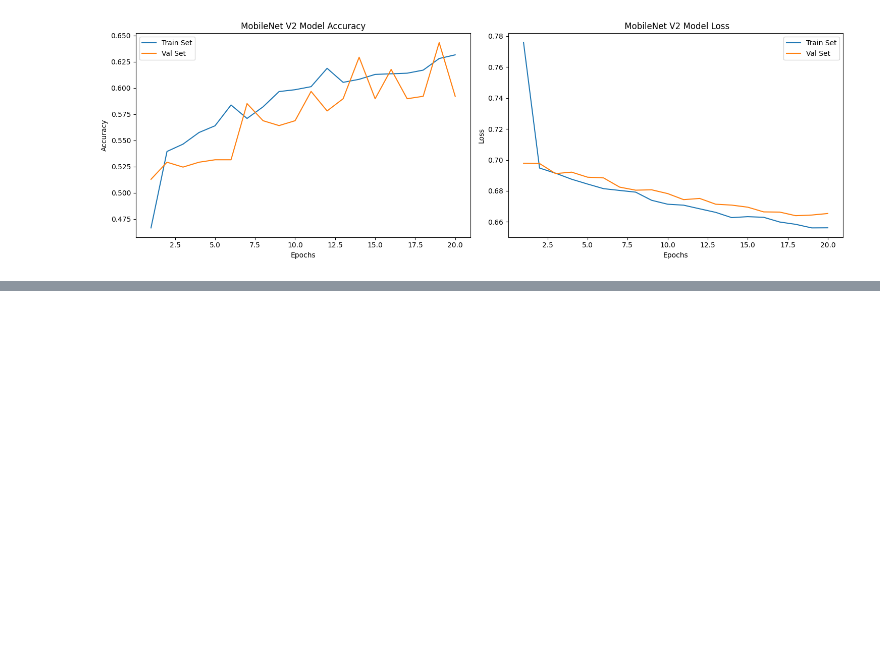
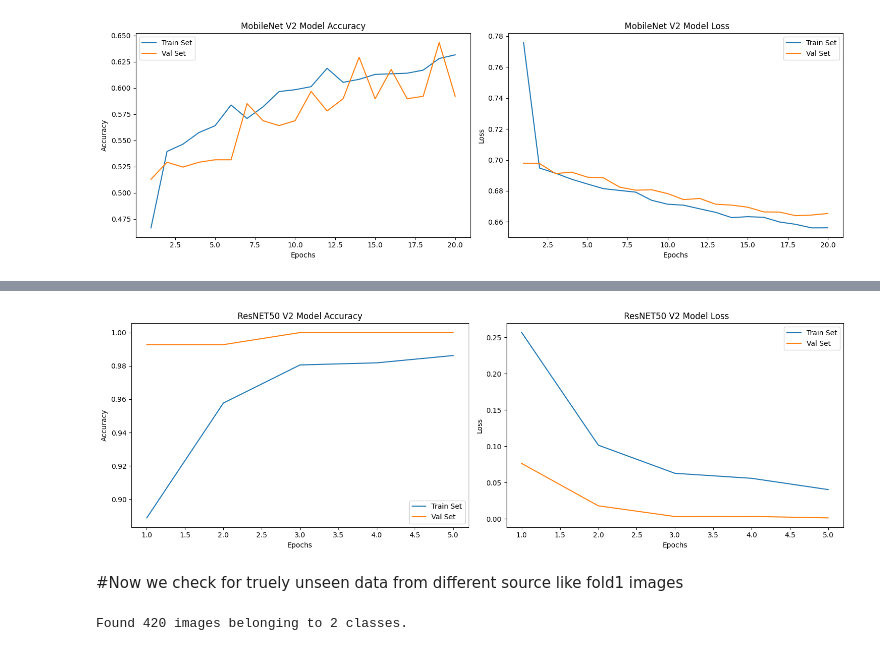
Before and after one commit to Dipu34/MonkeyPox_Prediction_CNN, a Jupyter notebook: PROJECT_MPOX.ipynb, the cells around one changed output, grey strips where cells are left out. Drawn from its saved outputs; the diff is of its cells as text; code cells hidden in the pictures; blank space fills up the shorter version.

```diff
--- a/PROJECT_MPOX.ipynb
+++ b/PROJECT_MPOX.ipynb
@@ -1083,0 +1151,11 @@ weighted avg       0.71      0.71      0.69       420
+# %%
+cb = [EarlyStopping(patience=5,monitor='val_accuracy',mode='max',restore_best_weights=True),ModelCheckpoint("ResNet50V2-01.h5",save_best_only=True)]
+# %%
+history = model.fit(
+    train_data,
+    epochs=5,
+    validation_data=valid_data,
+    callbacks=cb
+)
+
+#Since we're using flow_from_directory(), the default batch size is 32.
@@ -1083,0 +1298,39 @@ weighted avg       0.71      0.71      0.69       420
+# %%
+acc = history.history['accuracy']
+val_acc = history.history['val_accuracy']
+loss = history.history['loss']
+val_loss = history.history['val_loss']
+epochs_range = range(1, 6)
+
+plt.figure(figsize=(15,5))
+
+plt.subplot(1, 2, 1)
+plt.plot(epochs_range, acc, label='Train Set')
+plt.plot(epochs_range, val_acc, label='Val Set')
+plt.legend(loc="best")
+plt.xlabel('Epochs')
+plt.ylabel('Accuracy')
+plt.title('ResNET50 V2 Model Accuracy')
+
+plt.subplot(1, 2, 2)
+plt.plot(epochs_range, loss, label='Train Set')
+plt.plot(epochs_range, val_loss, label='Val Set')
+plt.legend(loc="best")
+plt.xlabel('Epochs')
+plt.ylabel('Loss')
+plt.title(' ResNET50 V2 Model Loss')
+
+plt.tight_layout()
+plt.show()
+# %% [output]
+[figure, added]
+# %% [markdown]
+#Now we check for truely unseen data from different source like fold1 images
+# %%
+from keras.models import load_model
+from tensorflow.keras.preprocessing.image import ImageDataGenerator
+model = load_model('/content/drive/My Drive/ResNet50V2-01.keras')
+test_gen = ImageDataGenerator(rescale=1./255)
+test_data = test_gen.flow_from_directory('/content/drive/MyDrive/MPOX_Dataset/Fold1/Fold1/Fold1/Val', target_size=(256, 256), shuffle=False, class_mode='binary')
+# %% [output]
+Found 420 images belonging to 2 classes.
```
Also changed, not shown: parts of 26 cells of this notebook.
